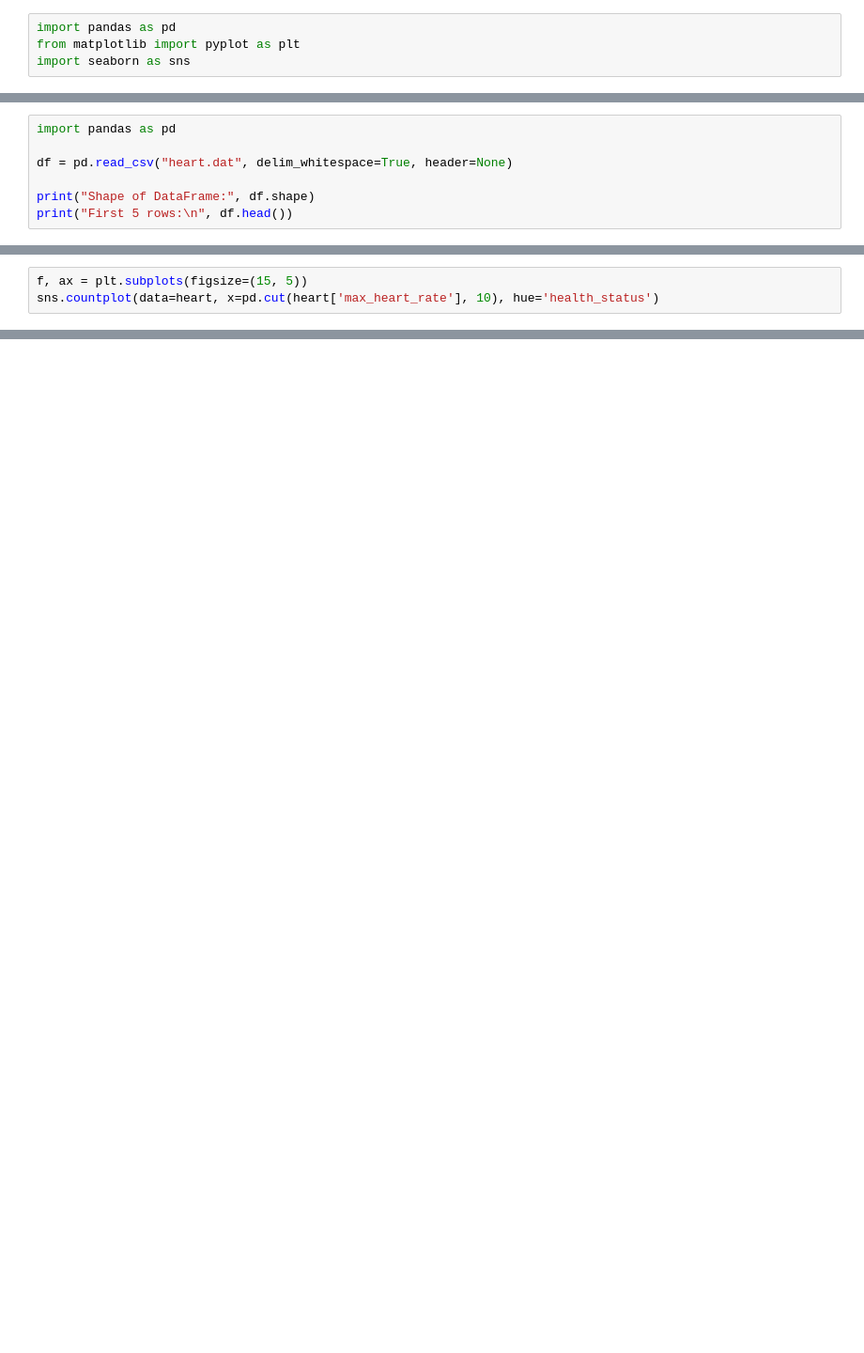
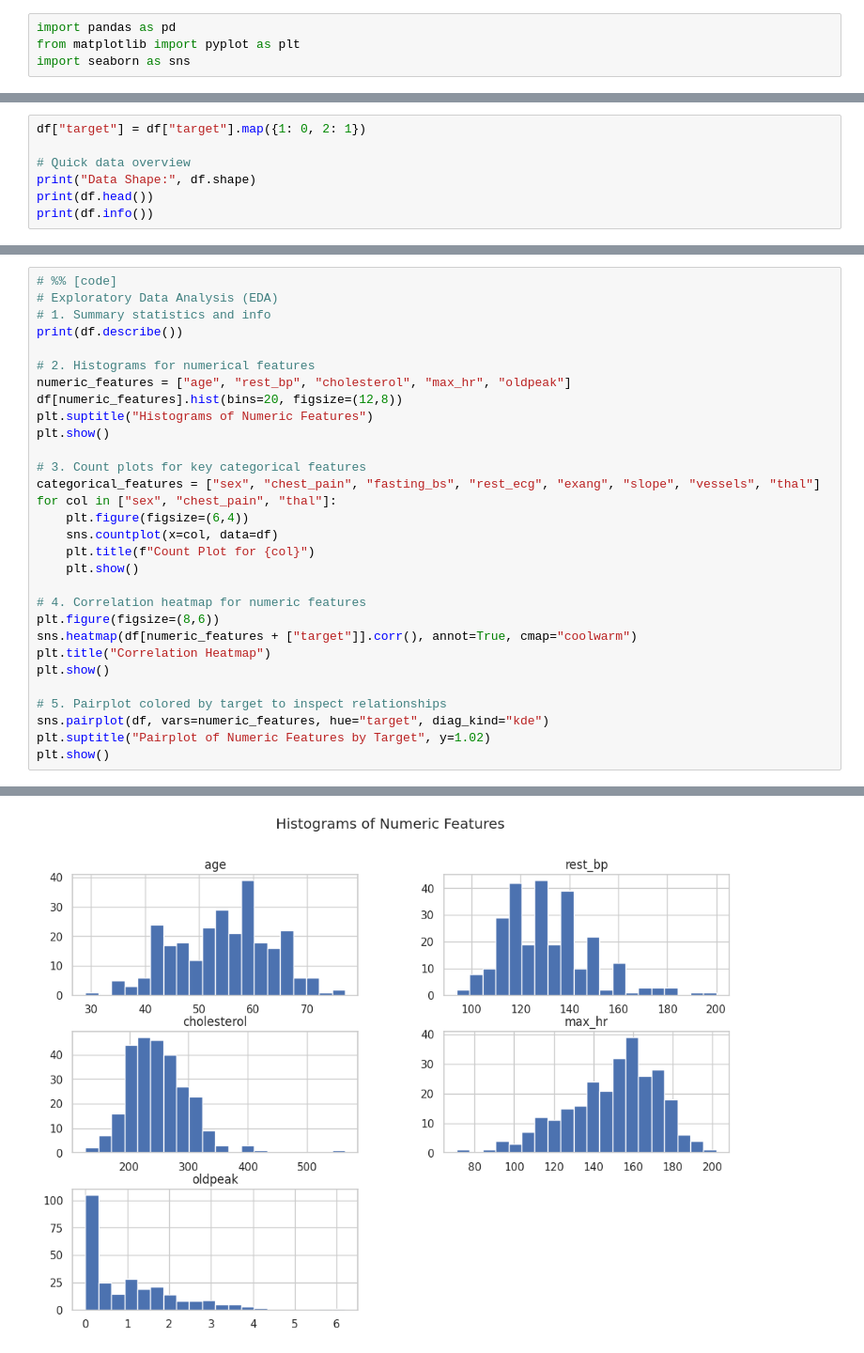
Before and after one commit to BenBuchanan2001/BenBuchanan2001, a Jupyter notebook: Heart_Disease_predictions.ipynb, the cells around one changed output, grey strips where cells are left out. Shown at 94% size. Saved outputs shown, nothing was run; the diff lists cells and outputs as text; blank space fills up the shorter version.

```diff
--- a/Heart_Disease_predictions.ipynb
+++ b/Heart_Disease_predictions.ipynb
@@ -40,7 +19,0 @@ Index(['age', 'sex', 'chest_pain', 'blood_pressure', 'cholesterol',
-# %%
-import pandas as pd
-
-df = pd.read_csv("heart.dat", delim_whitespace=True, header=None)
-
-print("Shape of DataFrame:", df.shape)
-print("First 5 rows:\n", df.head())
@@ -287,3 +28,0 @@ sns.distplot(heart['max_heart_rate'])
-# %%
-f, ax = plt.subplots(figsize=(15, 5))
-sns.countplot(data=heart, x=pd.cut(heart['max_heart_rate'], 10), hue='health_status')
@@ -914,0 +84,7 @@ styled_df
+# %%
+df["target"] = df["target"].map({1: 0, 2: 1})
+
+# Quick data overview
+print("Data Shape:", df.shape)
+print(df.head())
+print(df.info())
@@ -914,0 +109,31 @@ styled_df
+# %%
+# %% [code]
+# Exploratory Data Analysis (EDA)
+# 1. Summary statistics and info
+print(df.describe())
+
+# 2. Histograms for numerical features
+numeric_features = ["age", "rest_bp", "cholesterol", "max_hr", "oldpeak"]
+df[numeric_features].hist(bins=20, figsize=(12,8))
+plt.suptitle("Histograms of Numeric Features")
+plt.show()
+
+# 3. Count plots for key categorical features
+categorical_features = ["sex", "chest_pain", "fasting_bs", "rest_ecg", "exang", "slope", "vessels", "thal"]
+for col in ["sex", "chest_pain", "thal"]:
+    plt.figure(figsize=(6,4))
+    sns.countplot(x=col, data=df)
+    plt.title(f"Count Plot for {col}")
+    plt.show()
+
+# 4. Correlation heatmap for numeric features
+plt.figure(figsize=(8,6))
+sns.heatmap(df[numeric_features + ["target"]].corr(), annot=True, cmap="coolwarm")
+plt.title("Correlation Heatmap")
+plt.show()
+
+# 5. Pairplot colored by target to inspect relationships
+sns.pairplot(df, vars=numeric_features, hue="target", diag_kind="kde")
+plt.suptitle("Pairplot of Numeric Features by Target", y=1.02)
+plt.show()
+# %% [output]
@@ -914,0 +157 @@ styled_df
+[figure, added]
```
Also changed, not shown: parts of 119 cells of this notebook.
